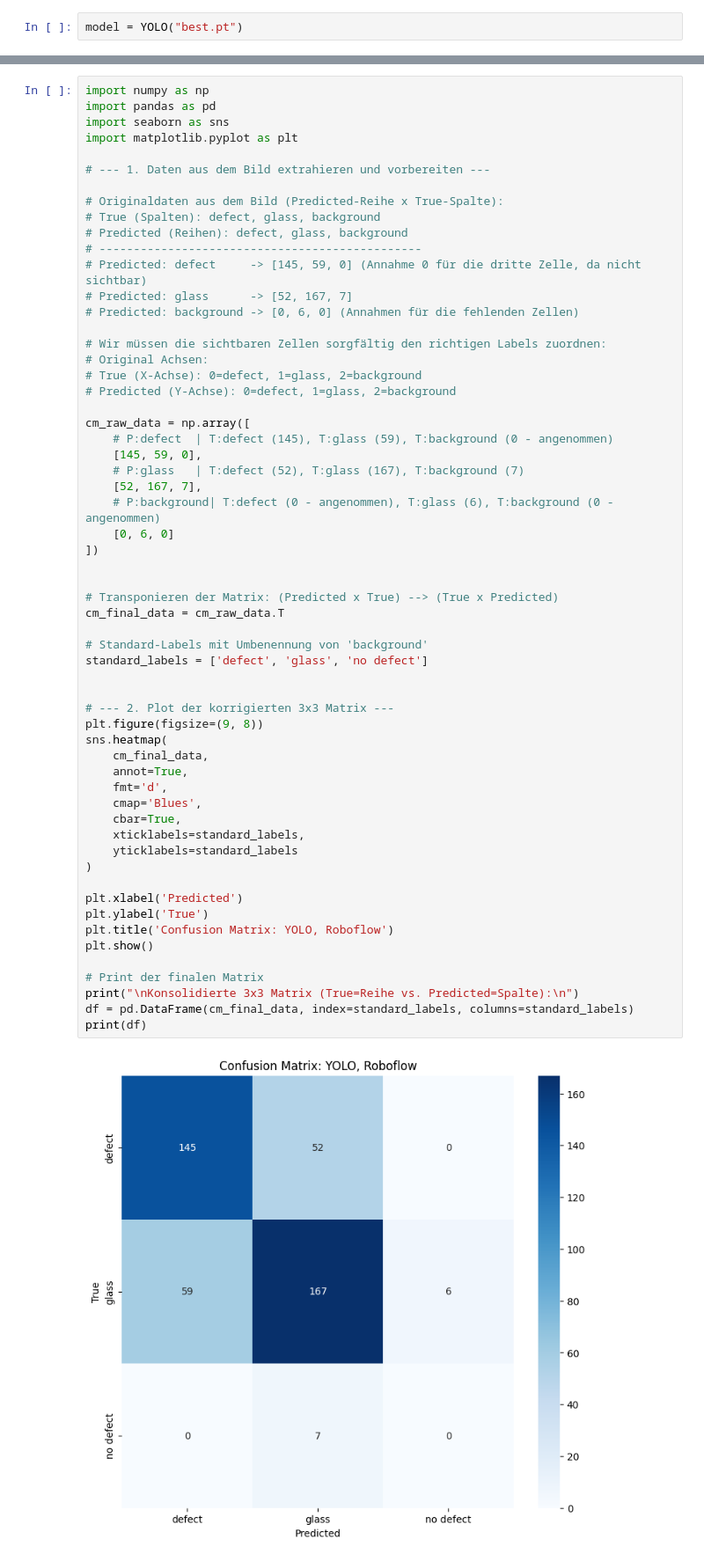
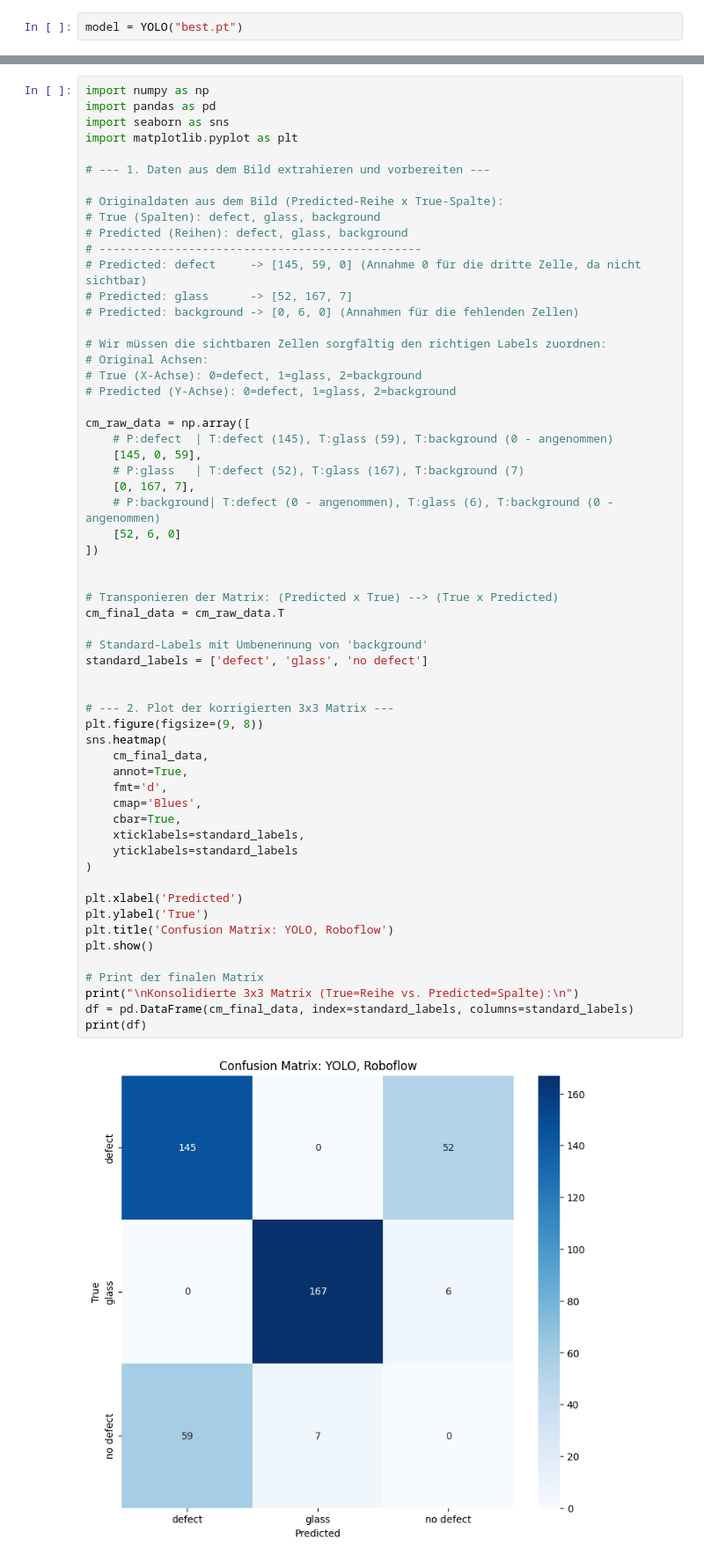
Before and after one commit to kekslol24/Glass-Defect-Detection-Evaluating-Object-Detection-Models, a Jupyter notebook: Coding/Model_Code/YOLO/YOLO_Model_Dataset_roboflow.ipynb, the cells around one changed output, grey strips where cells are left out. Shown at 88% size. Drawn from its saved outputs; the diff is of its cells as text.

```diff
--- a/Coding/Model_Code/YOLO/YOLO_Model_Dataset_roboflow.ipynb
+++ b/Coding/Model_Code/YOLO/YOLO_Model_Dataset_roboflow.ipynb
@@ -127,44 +127,44 @@ import matplotlib.pyplot as plt
 
 cm_raw_data = np.array([
     # P:defect  | T:defect (145), T:glass (59), T:background (0 - angenommen)
-    [145, 59, 0],
+    [145, 0, 59],
     # P:glass   | T:defect (52), T:glass (167), T:background (7)
-    [52, 167, 7],
+    [0, 167, 7],
     # P:background| T:defect (0 - angenommen), T:glass (6), T:background (0 - angenommen)
-    [0, 6, 0]
+    [52, 6, 0]
 ])
 
 
 # Transponieren der Matrix: (Predicted x True) --> (True x Predicted)
 cm_final_data = cm_raw_data.T
 
 # Standard-Labels mit Umbenennung von 'background'
 standard_labels = ['defect', 'glass', 'no defect']
 
 
 # --- 2. Plot der korrigierten 3x3 Matrix ---
 plt.figure(figsize=(9, 8))
 sns.heatmap(
     cm_final_data,
     annot=True,
     fmt='d',
     cmap='Blues',
     cbar=True,
     xticklabels=standard_labels,
     yticklabels=standard_labels
 )
 
 plt.xlabel('Predicted')
 plt.ylabel('True')
 plt.title('Confusion Matrix: YOLO, Roboflow')
 plt.show()
 
 # Print der finalen Matrix
 print("\nKonsolidierte 3x3 Matrix (True=Reihe vs. Predicted=Spalte):\n")
 df = pd.DataFrame(cm_final_data, index=standard_labels, columns=standard_labels)
 print(df)
 # %% [output]
-[figure, old version]
+[figure, new version]
 Konsolidierte 3x3 Matrix (True=Reihe vs. Predicted=Spalte):
 
            defect  glass  no defect
```
Also changed, not shown: parts of 1 cell of this notebook, 11 other files.
